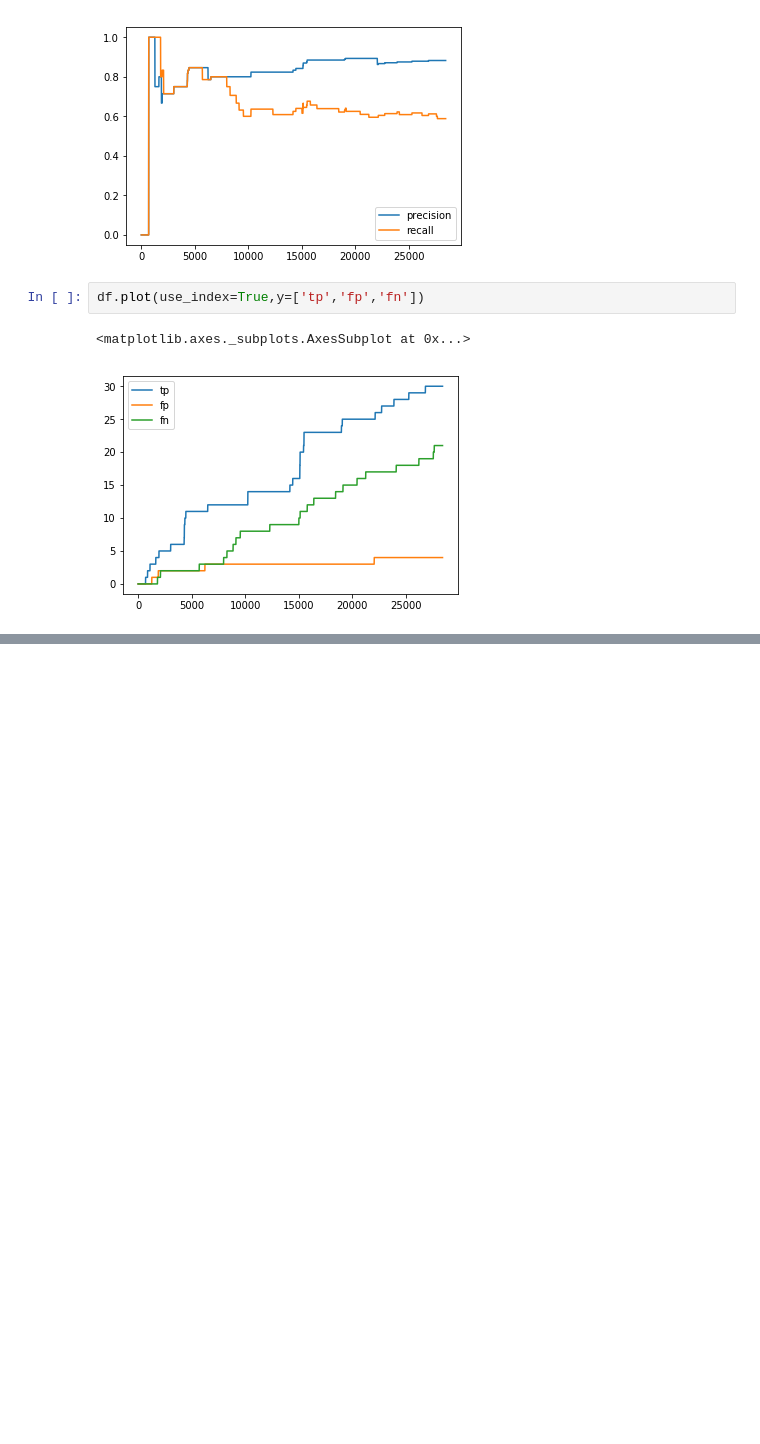
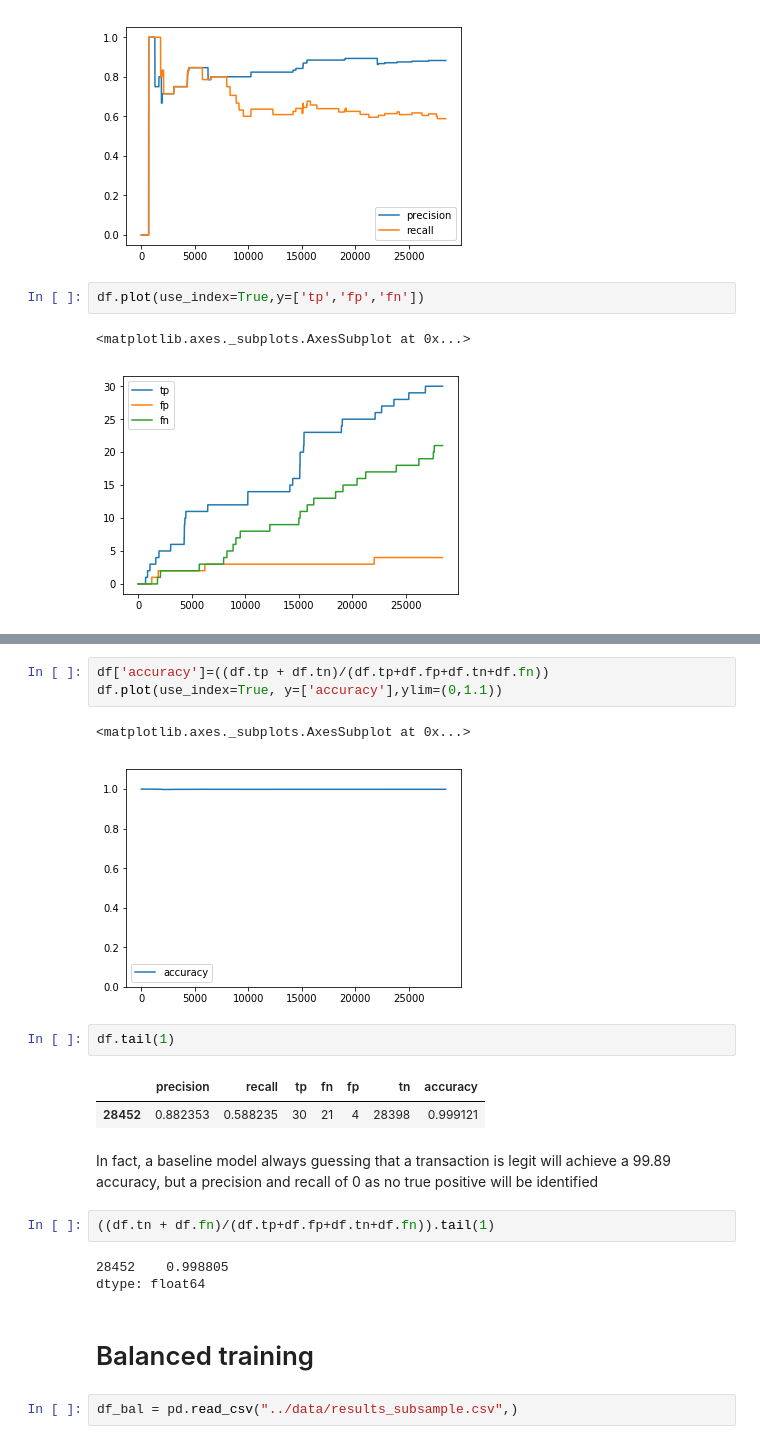
Before and after one commit to gioruffa/ID2221_project, a Jupyter notebook: src/visualization.ipynb, the cells around one changed output, grey strips where cells are left out. Cells and saved outputs as stored; diff of their text form; blank space fills up the shorter version.

Commit message:
balanced ds

```diff
--- a/src/visualization.ipynb
+++ b/src/visualization.ipynb
@@ -38,0 +50,22 @@ df.plot(use_index=True,y=['tp','fp','fn'])
+# %%
+df['accuracy']=((df.tp + df.tn)/(df.tp+df.fp+df.tn+df.fn))
+df.plot(use_index=True, y=['accuracy'],ylim=(0,1.1))
+# %% [output]
+<matplotlib.axes._subplots.AxesSubplot at 0x...>
+[figure, added]
+# %%
+df.tail(1)
+# %% [output]
+|  | precision | recall | tp | fn | fp | tn | accuracy |
+| 28452 | 0.882353 | 0.588235 | 30 | 21 | 4 | 28398 | 0.999121 |
+# %% [markdown]
+In fact, a baseline model always guessing that a transaction is legit will achieve a 99.89 accuracy, but a precision and recall of 0 as no true positive will be identified
+# %%
+((df.tn + df.fn)/(df.tp+df.fp+df.tn+df.fn)).tail(1)
+# %% [output]
+28452    0.998805
+dtype: float64
+# %% [markdown]
+# Balanced training
+# %%
+df_bal = pd.read_csv("../data/results_subsample.csv",)
```
Also changed, not shown: parts of 7 cells of this notebook, 8 other files.
